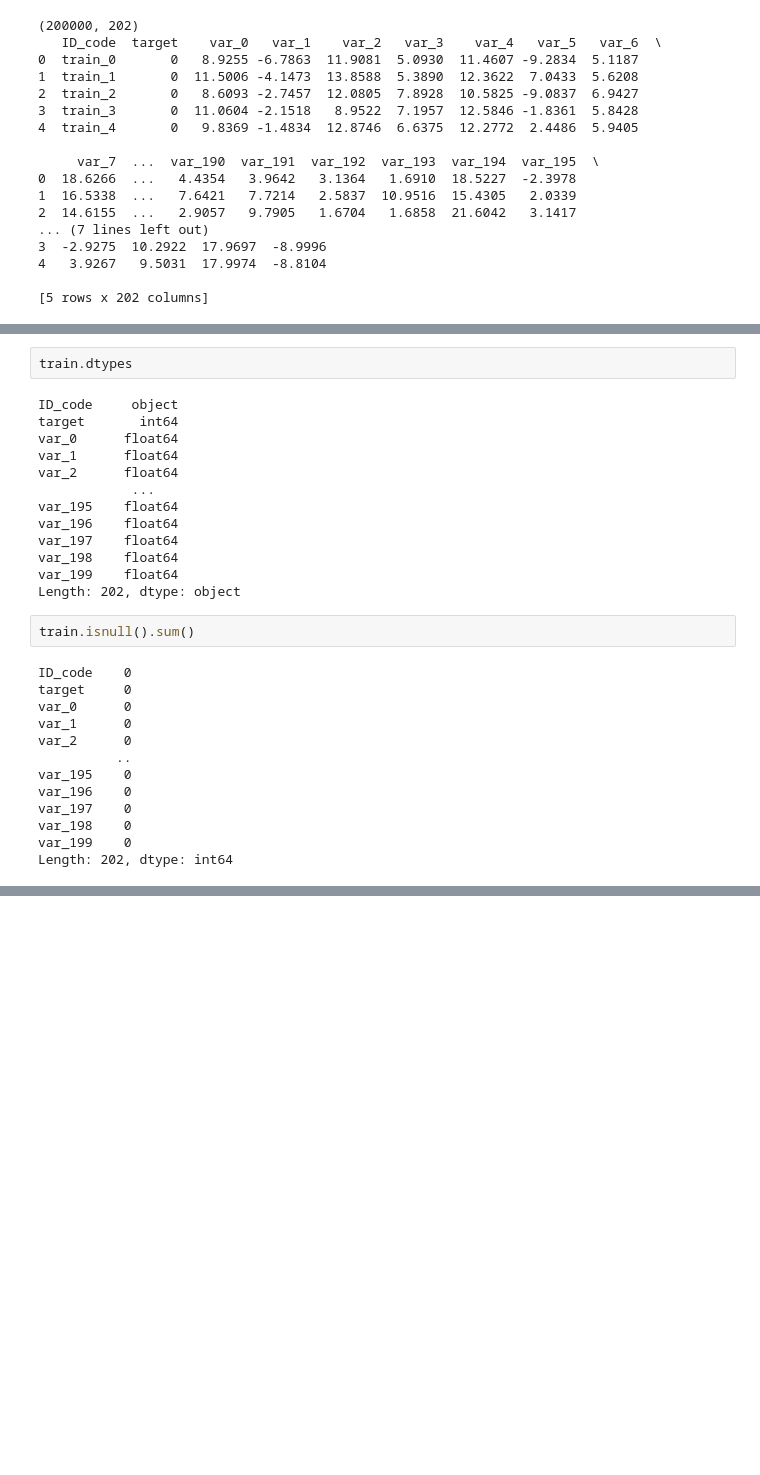
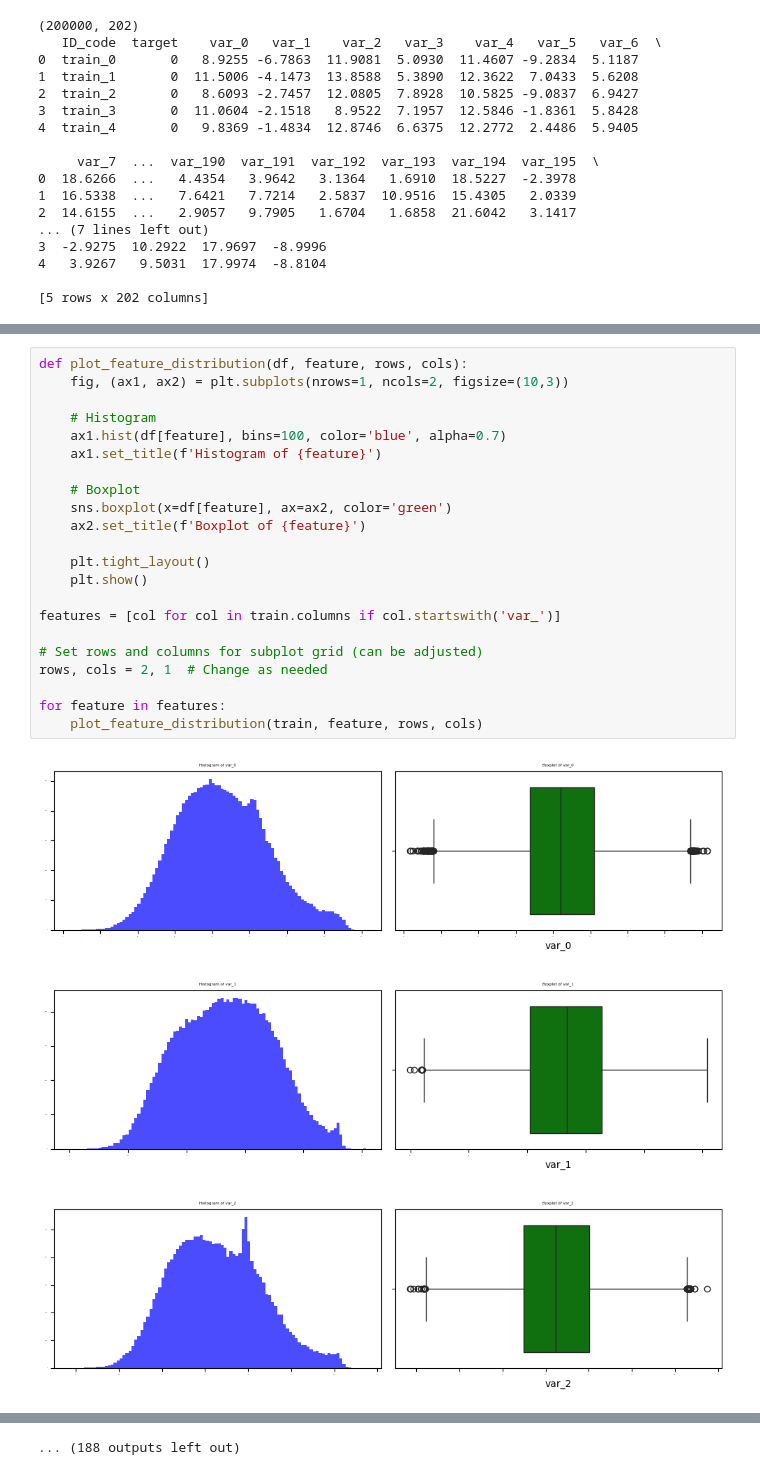
Before and after one commit to SAH-UJA/santander-customer-transaction-app, a Jupyter notebook: notebooks/exploratory_data_analysis.ipynb, the cells around one changed output, grey strips where cells are left out. Drawn from its saved outputs; the diff is of its cells as text; blank space fills up the shorter version.

```diff
--- a/notebooks/exploratory_data_analysis.ipynb
+++ b/notebooks/exploratory_data_analysis.ipynb
@@ -99,33 +103,29 @@ print("Histogram of all features")
 # %% [output]
 Histogram of all features
 [figure]
-# %%
-train.dtypes
-# %% [output]
-ID_code     object
-target       int64
-var_0      float64
-var_1      float64
-var_2      float64
-            ...
-var_195    float64
-var_196    float64
-var_197    float64
-var_198    float64
-var_199    float64
-Length: 202, dtype: object
-# %%
-train.isnull().sum()
-# %% [output]
-ID_code    0
-target     0
-var_0      0
-var_1      0
-var_2      0
-          ..
-var_195    0
-var_196    0
-var_197    0
-var_198    0
-var_199    0
-Length: 202, dtype: int64
+# %%
+def plot_feature_distribution(df, feature, rows, cols):
+    fig, (ax1, ax2) = plt.subplots(nrows=1, ncols=2, figsize=(10,3))
+
+    # Histogram
+    ax1.hist(df[feature], bins=100, color='blue', alpha=0.7)
+    ax1.set_title(f'Histogram of {feature}')
+
+    # Boxplot
+    sns.boxplot(x=df[feature], ax=ax2, color='green')
+    ax2.set_title(f'Boxplot of {feature}')
+
+    plt.tight_layout()
+    plt.show()
+
+features = [col for col in train.columns if col.startswith('var_')]
+
+# Set rows and columns for subplot grid (can be adjusted)
+rows, cols = 2, 1  # Change as needed
+
+for feature in features:
+    plot_feature_distribution(train, feature, rows, cols)
+# %% [output]
+[figure, added]
+[figure, added]
+[figure, added]
@@ -131,0 +141 @@ Length: 202, dtype: int64
+... (188 outputs left out)
```
Also changed, not shown: parts of 12 cells of this notebook, 10 other files.
